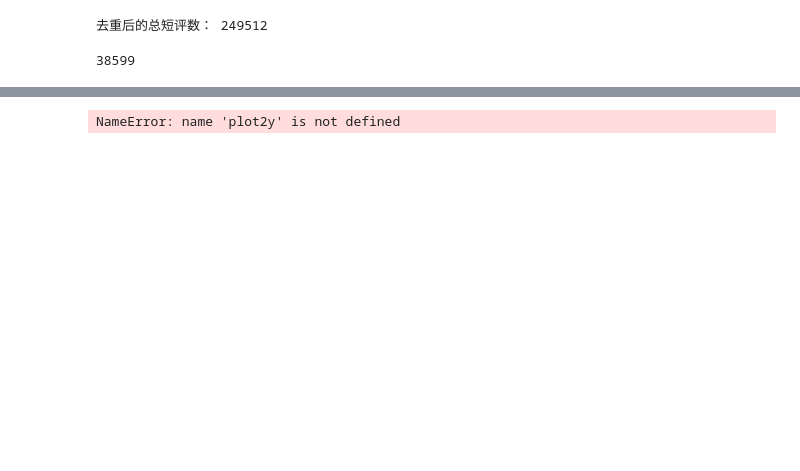
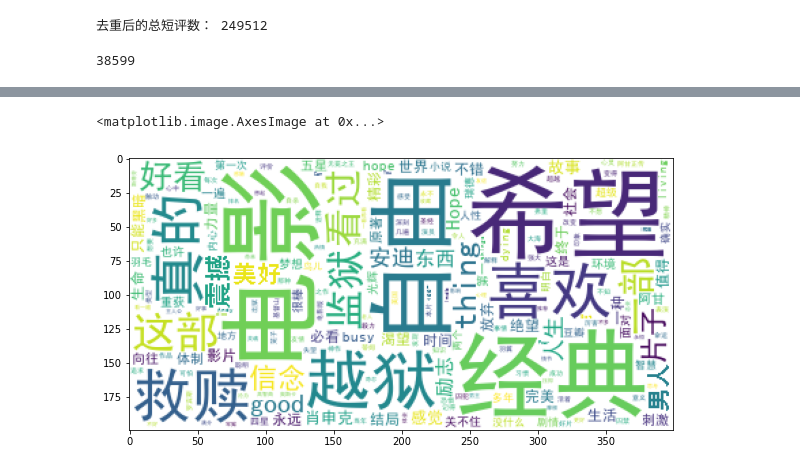
Before and after one commit to iphysresearch/TOP250movie_douban, a Jupyter notebook: data_cleaning&feature_engineering/Filting.ipynb, the cells around one changed output, grey strips where cells are left out. Drawn from its saved outputs; the diff is of its cells as text; code cells hidden in the pictures; blank space fills up the shorter version.

```diff
--- a/data_cleaning&feature_engineering/Filting.ipynb
+++ b/data_cleaning&feature_engineering/Filting.ipynb
@@ -1342,17 +1319,15 @@ KeyboardInterrupt:
 # %%
-plot2y(x_data = data_com.time.apply(lambda x: int(x.year)+float(x.month/12.0))
-           , x_label = 'time'
-           , type1 = 'scatter'
-           , y1_data = data_com_X['useful_num']
-           , y1_color = '#539caf'
-           , y1_label = 'useful_num'
-           , type2 = 'scatter'
-           , y2_data = data_com_X['star']
-           , y2_color = '#7663b0'
-           , y2_label = 'star'
-           , title = 'Useful number and star over Time')
+# plot2y(x_data = data_com.time.apply(lambda x: int(x.year)+float(x.month/12.0))
+#            , x_label = 'time'
+#            , type1 = 'scatter'
+#            , y1_data = data_com_X['useful_num']
+#            , y1_color = '#539caf'
+#            , y1_label = 'useful_num'
+#            , type2 = 'scatter'
+#            , y2_data = data_com_X['star']
+#            , y2_color = '#7663b0'
+#            , y2_label = 'star'
+#            , title = 'Useful number and star over Time')
-# %% [output]
-NameError: name 'plot2y' is not defined
 # %%
 import warnings
 warnings.filterwarnings("ignore")
@@ -1373,35 +1348,40 @@ for line in content_X:
     try:
         segs = jieba.lcut(line) # jiaba.lcut()
         for seg in segs:
             if len(seg)>1 and seg!='\r\n':
                 segment.append(seg)
     except:
         print(line)
         continue
 
 # 去停用词
 words_df = pd.DataFrame({'segment':segment})
 stopwords = pd.read_csv("../stopwords.txt"
                       ,index_col=False
                       ,quoting=3
                       ,sep="\t"
                       ,names=['stopword']
                       ,encoding='utf-8') # quoting=3 全不引用
 #stopwords.head()
 words_df=words_df[~words_df.segment.isin(stopwords.stopword)]
 
 # 统计词频
-words_stat = words_df.groupby(by=['segment'])['segment'].agg({"计数":np.size})
-words_stat=words_stat.reset_index().sort_values(by=["计数"],ascending=False)
+# words_stat = words_df.groupby(by=['segment'])['segment'].agg({"计数":np.size})
+# words_stat=words_stat.reset_index().sort_values(by=["计数"],ascending=False
+words_stat = words_df.groupby('segment').agg(计数=pd.NamedAgg(column='segment', aggfunc='size')).reset_index().sort_values(by='计数', ascending=False)
+
 #words_stat.head()
 
 # 词云
 wordcloud = WordCloud(font_path="../simhei.ttf"
                       ,background_color="white"
                       ,max_font_size=80)
 word_frequence={x[0]:x[1] for x in words_stat.head(1000).values}
 wordcloud=wordcloud.fit_words(word_frequence)
 plt.imshow(wordcloud)
+# %% [output]
+<matplotlib.image.AxesImage at 0x...>
+[figure, added]
 # %%
 # Deeplearning
 # %%
```
Also changed, not shown: parts of 75 cells of this notebook, 4 other files.
